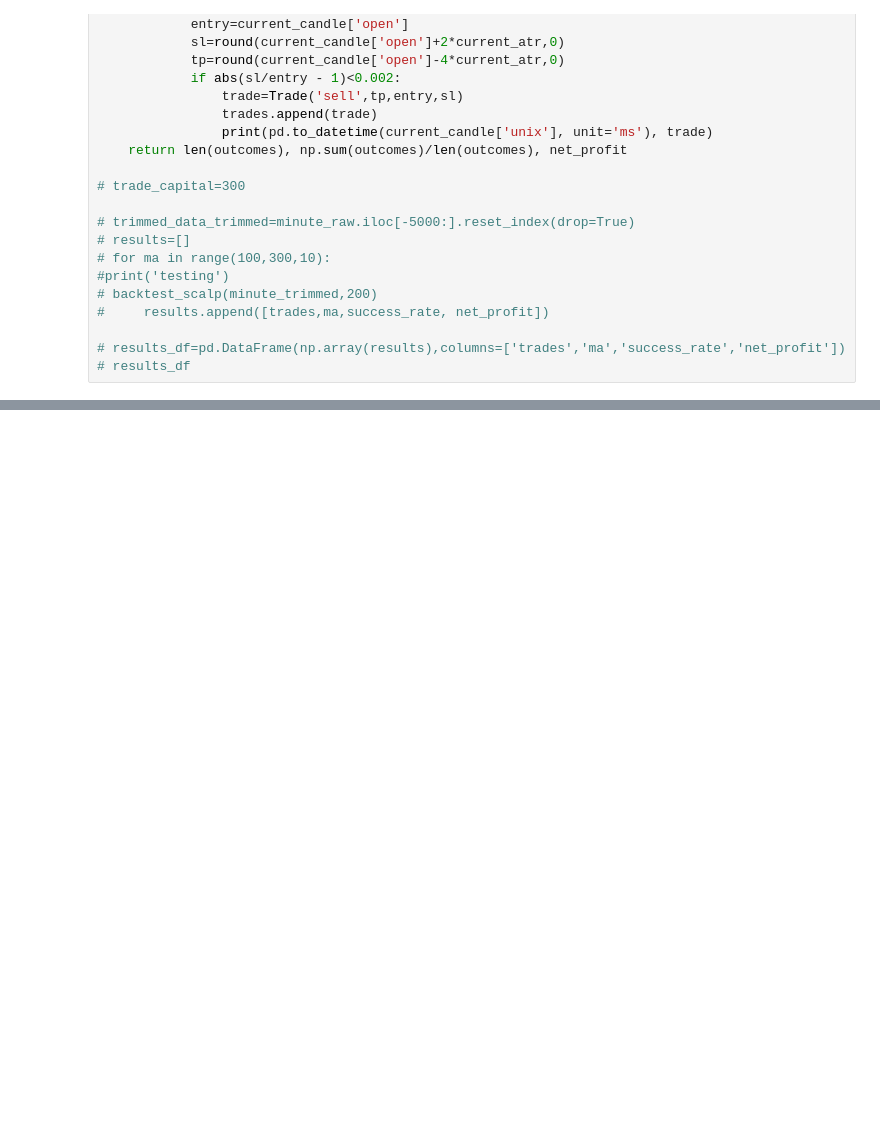
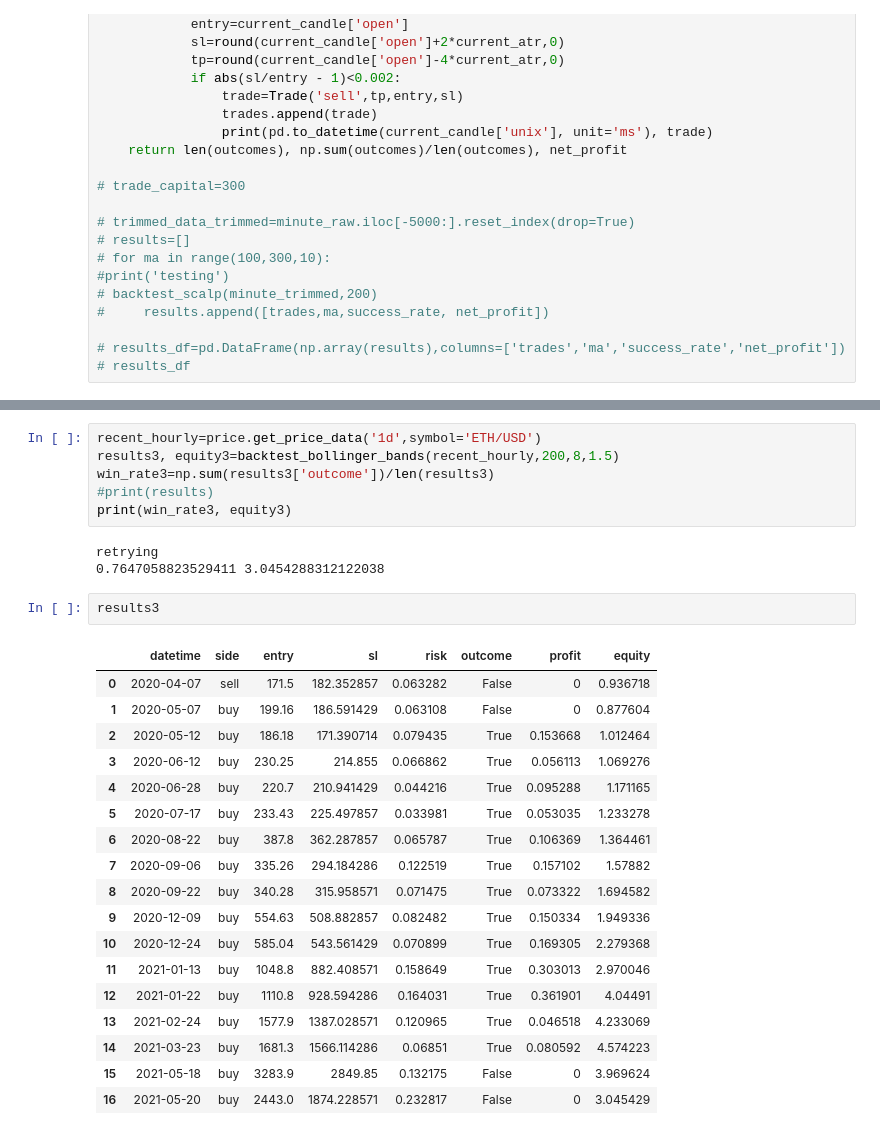
Before and after one commit to RDEvans31/saturn, a Jupyter notebook: Scalping tests.ipynb, the cells around one changed output, grey strips where cells are left out. Cells and saved outputs as stored; diff of their text form; blank space fills up the shorter version.

```diff
--- a/Scalping tests.ipynb
+++ b/Scalping tests.ipynb
@@ -173,0 +247,30 @@ class EngulfingRsiEma(Strategy):
+# %%
+recent_hourly=price.get_price_data('1d',symbol='ETH/USD')
+results3, equity3=backtest_bollinger_bands(recent_hourly,200,8,1.5)
+win_rate3=np.sum(results3['outcome'])/len(results3)
+#print(results)
+print(win_rate3, equity3)
+# %% [output]
+retrying
+0.7647058823529411 3.0454288312122038
+# %%
+results3
+# %% [output]
+|  | datetime | side | entry | sl | risk | outcome | profit | equity |
+| 0 | 2020-04-07 | sell | 171.5 | 182.352857 | 0.063282 | False | 0 | 0.936718 |
+| 1 | 2020-05-07 | buy | 199.16 | 186.591429 | 0.063108 | False | 0 | 0.877604 |
+| 2 | 2020-05-12 | buy | 186.18 | 171.390714 | 0.079435 | True | 0.153668 | 1.012464 |
+| 3 | 2020-06-12 | buy | 230.25 | 214.855 | 0.066862 | True | 0.056113 | 1.069276 |
+| 4 | 2020-06-28 | buy | 220.7 | 210.941429 | 0.044216 | True | 0.095288 | 1.171165 |
+| 5 | 2020-07-17 | buy | 233.43 | 225.497857 | 0.033981 | True | 0.053035 | 1.233278 |
+| 6 | 2020-08-22 | buy | 387.8 | 362.287857 | 0.065787 | True | 0.106369 | 1.364461 |
+| 7 | 2020-09-06 | buy | 335.26 | 294.184286 | 0.122519 | True | 0.157102 | 1.57882 |
+| 8 | 2020-09-22 | buy | 340.28 | 315.958571 | 0.071475 | True | 0.073322 | 1.694582 |
+| 9 | 2020-12-09 | buy | 554.63 | 508.882857 | 0.082482 | True | 0.150334 | 1.949336 |
+| 10 | 2020-12-24 | buy | 585.04 | 543.561429 | 0.070899 | True | 0.169305 | 2.279368 |
+| 11 | 2021-01-13 | buy | 1048.8 | 882.408571 | 0.158649 | True | 0.303013 | 2.970046 |
+| 12 | 2021-01-22 | buy | 1110.8 | 928.594286 | 0.164031 | True | 0.361901 | 4.04491 |
+| 13 | 2021-02-24 | buy | 1577.9 | 1387.028571 | 0.120965 | True | 0.046518 | 4.233069 |
+| 14 | 2021-03-23 | buy | 1681.3 | 1566.114286 | 0.06851 | True | 0.080592 | 4.574223 |
+| 15 | 2021-05-18 | buy | 3283.9 | 2849.85 | 0.132175 | False | 0 | 3.969624 |
+| 16 | 2021-05-20 | buy | 2443.0 | 1874.228571 | 0.232817 | False | 0 | 3.045429 |
```
Also changed, not shown: parts of 7 cells of this notebook, 4 other files.
